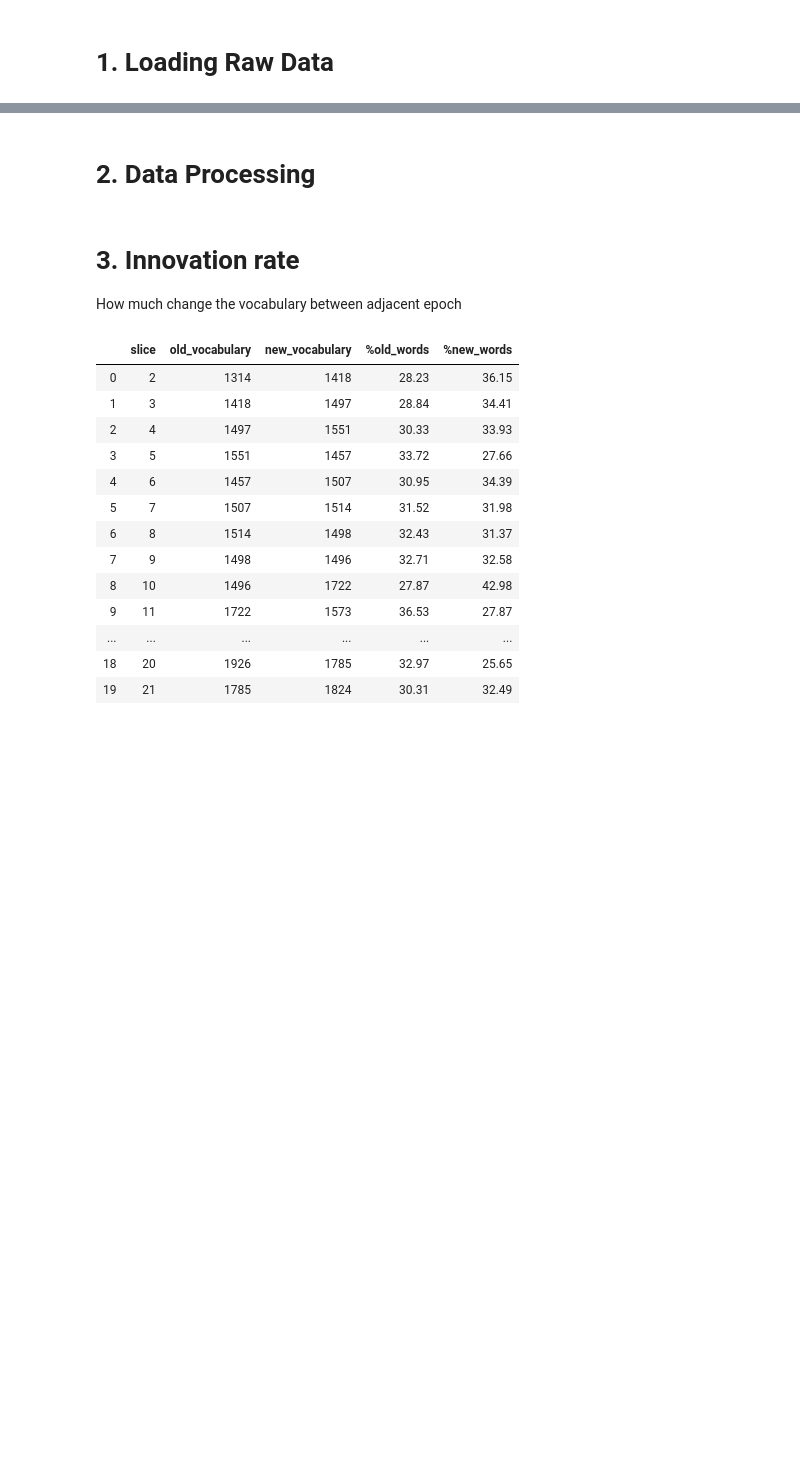
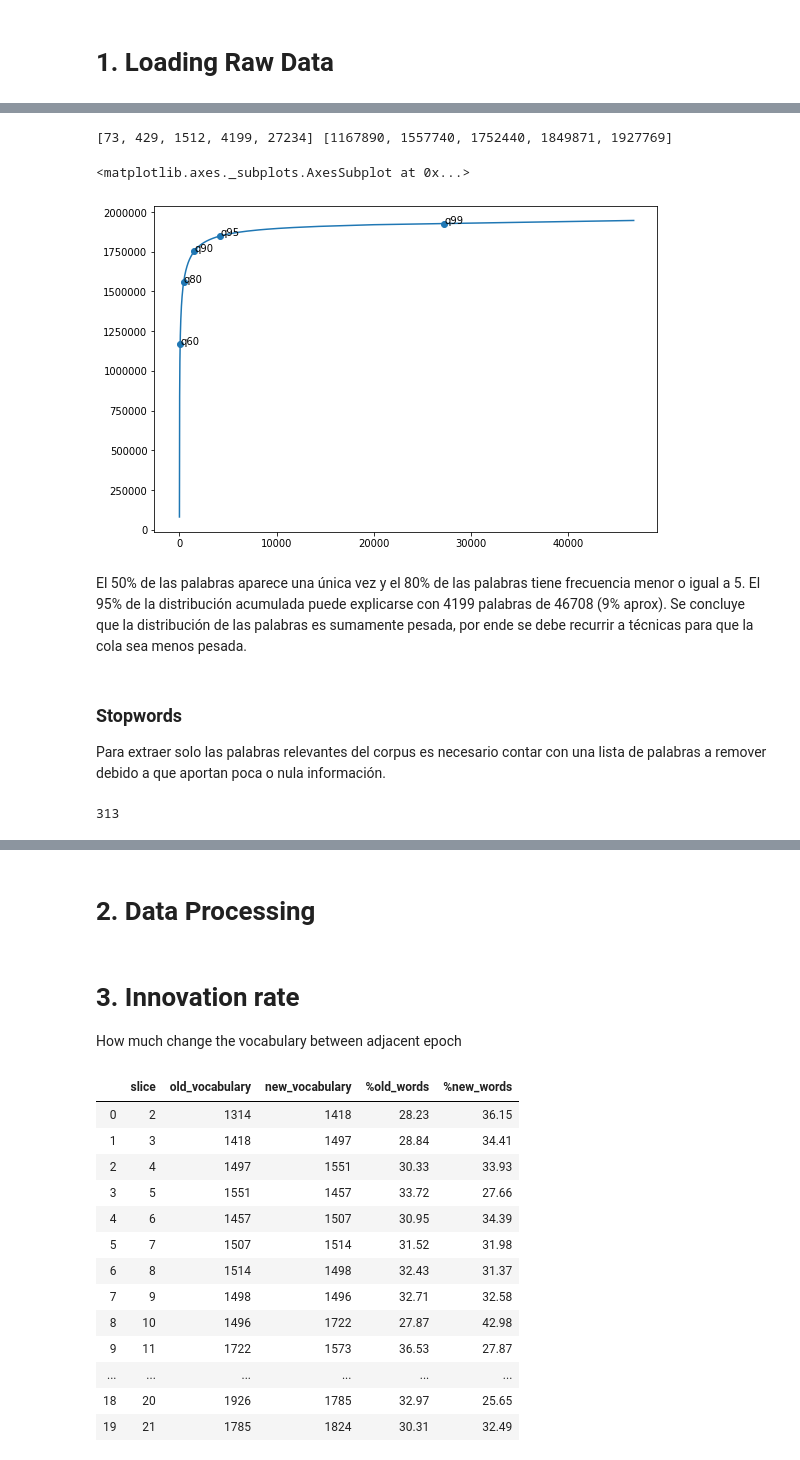
Before and after one commit to dgarridoa/tesis, a Jupyter notebook: processing/processing.ipynb, the cells around one changed output, grey strips where cells are left out. Saved outputs shown, nothing was run; the diff lists cells and outputs as text; code cells hidden in the pictures; blank space fills up the shorter version.

```diff
--- a/processing/processing.ipynb
+++ b/processing/processing.ipynb
@@ -12,6 +15,43 @@ from gensim.corpora.bleicorpus import BleiCorpus
 # load args
 with open("../args.json", "r") as f:
     args = json.load(f)
+# %%
+def cum_dist_plot(array, quantiles = [0.6, 0.8, 0.9, 0.95, 0.99], figsize=(16,9)):
+
+    #cumulative distribution
+    serie = pd.Series(array)
+    serie_sorted = serie.sort_values(ascending=False)
+    indexs = range(1, len(serie_sorted)+1)
+    cum_dist = []
+
+    cum = 0
+    for value in serie_sorted:
+        cum += value
+        cum_dist.append(cum)
+
+    cum_dist = pd.Series(cum_dist)
+    #quantiles
+    q_indexs = []
+    q_cum = []
+
+    labels = [f"q{int(100*q)}" for q in quantiles]
+    for q in quantiles:
+        cut = cum_dist.max()*q
+        slice = cum_dist[cum_dist<cut]
+        i, value = slice.index[-1], slice.values[-1]
+        q_indexs.append(i)
+        q_cum.append(value)
+
+    #plot cdf
+    fig, ax = plt.subplots(figsize=figsize)
+    ax.plot(indexs, cum_dist)
+
+    #plot quantiles
+    ax.scatter(q_indexs, q_cum)
+    for i, label in enumerate(labels):
+        ax.annotate(label, (q_indexs[i], q_cum[i]))
+    print(q_indexs, q_cum)
+    return ax
 # %% [markdown]
 # 1. Loading Raw Data
 # %%
@@ -52,0 +100,5 @@ else:
+# %%
+tf_vectorizer = CountVectorizer(analyzer='word', tokenizer=lambda text: tokenizer(text))
+tf_vectorizer.fit(df["sin_relato"])
+vocabulary = tf_vectorizer.get_feature_names()
+frequency = tf_vectorizer.transform(df["sin_relato"]).toarray().sum(axis=0)
@@ -52,0 +135,18 @@ else:
+# %%
+cum_dist_plot(frequency, quantiles = [0.6, 0.8, 0.9, 0.95, 0.99], figsize=(9,6))
+# %% [output]
+[73, 429, 1512, 4199, 27234] [1167890, 1557740, 1752440, 1849871, 1927769]
+<matplotlib.axes._subplots.AxesSubplot at 0x...>
+[figure, added]
+# %% [markdown]
+El 50% de las palabras aparece una única vez y el 80% de las palabras tiene frecuencia menor o igual a 5. El 95% de la distribución acumulada puede explicarse con 4199 palabras de 46708 (9% aprox). Se concluye que la distribución de las palabras es sumamente pesada, por ende se debe recurrir a técnicas para que la cola sea menos pesada.
+# %% [markdown]
+### Stopwords
+
+Para extraer solo las palabras relevantes del corpus es necesario contar con una lista de palabras a remover debido a que aportan poca o nula información.
+# %%
+# initial list of stopwords from nltk
+stopwords = nltk.corpus.stopwords.words("spanish")
+len(stopwords)
+# %% [output]
+313
```
Also changed, not shown: parts of 11 cells of this notebook, 7 other files.
